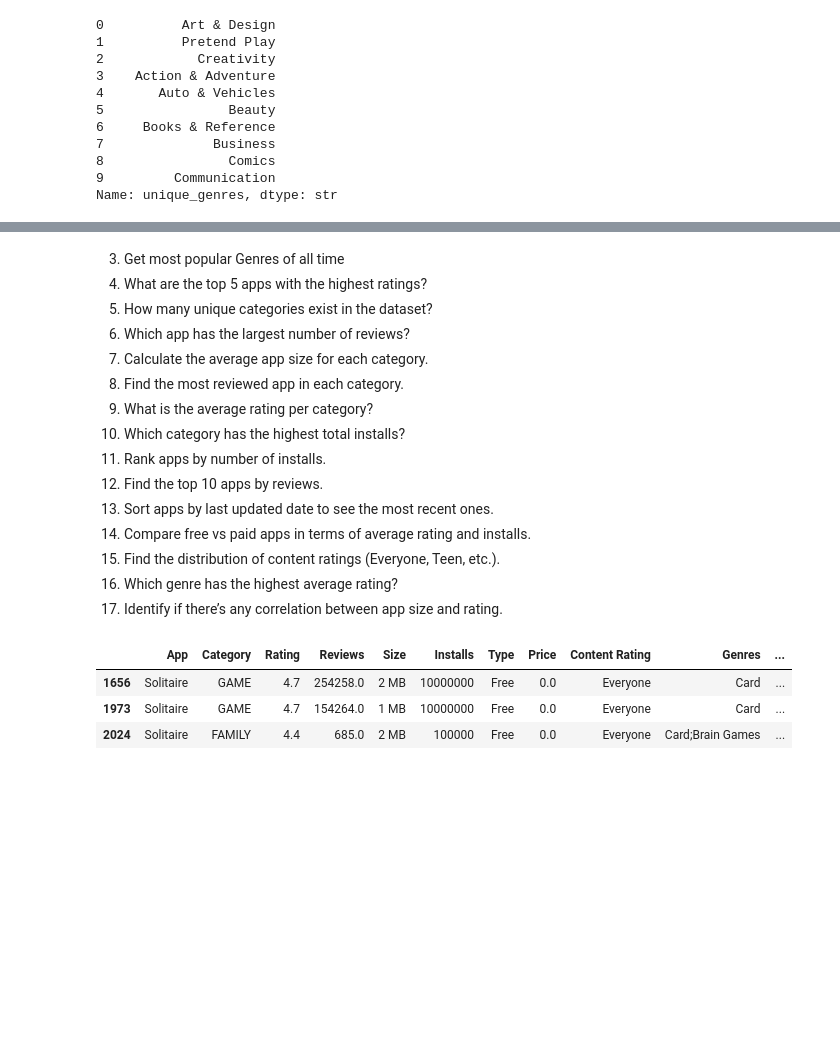
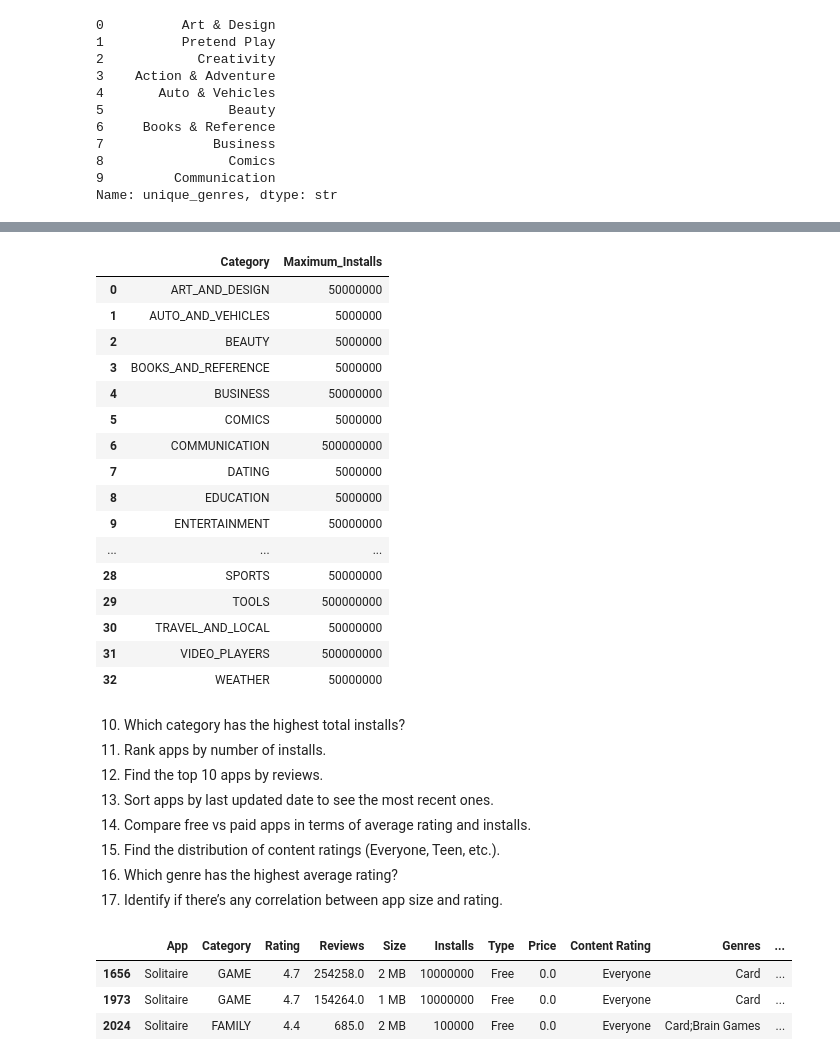
Before and after one commit to GauravSoni24/Portfolio_Apps_2026_27, a Jupyter notebook: analysis_102.ipynb, the cells around one changed output, grey strips where cells are left out. Cells and saved outputs as stored; diff of their text form; code cells hidden in the pictures; blank space fills up the shorter version.

```diff
--- a/analysis_102.ipynb
+++ b/analysis_102.ipynb
@@ -420,0 +468,21 @@ df.loc[:, ['App', 'Reviews']].nlargest(10, columns=['Reviews']).drop_duplicates(
+# %%
+# 10:
+df.groupby('Category')['Installs'].max().reset_index(name='Maximum_Installs').sort_values(by=['Category', 'Maximum_Installs'], ascending=[True, False])
+# %% [output]
+|  | Category | Maximum_Installs |
+| 0 | ART_AND_DESIGN | 50000000 |
+| 1 | AUTO_AND_VEHICLES | 5000000 |
+| 2 | BEAUTY | 5000000 |
+| 3 | BOOKS_AND_REFERENCE | 5000000 |
+| 4 | BUSINESS | 50000000 |
+| 5 | COMICS | 5000000 |
+| 6 | COMMUNICATION | 500000000 |
+| 7 | DATING | 5000000 |
+| 8 | EDUCATION | 5000000 |
+| 9 | ENTERTAINMENT | 50000000 |
+| ... | ... | ... |
+| 28 | SPORTS | 50000000 |
+| 29 | TOOLS | 500000000 |
+| 30 | TRAVEL_AND_LOCAL | 50000000 |
+| 31 | VIDEO_PLAYERS | 500000000 |
+| 32 | WEATHER | 50000000 |
@@ -421,11 +491,4 @@ df.loc[:, ['App', 'Reviews']].nlargest(10, columns=['Reviews']).drop_duplicates(
 # %% [markdown]
-3. Get most popular Genres of all time
-4. What are the top 5 apps with the highest ratings?
-5. How many unique categories exist in the dataset?
-6. Which app has the largest number of reviews?
-7. Calculate the average app size for each category.
-8. Find the most reviewed app in each category.
-9. What is the average rating per category?
 10. Which category has the highest total installs?
 11. Rank apps by number of installs.
 12. Find the top 10 apps by reviews.
```
Also changed, not shown: parts of 6 cells of this notebook.
